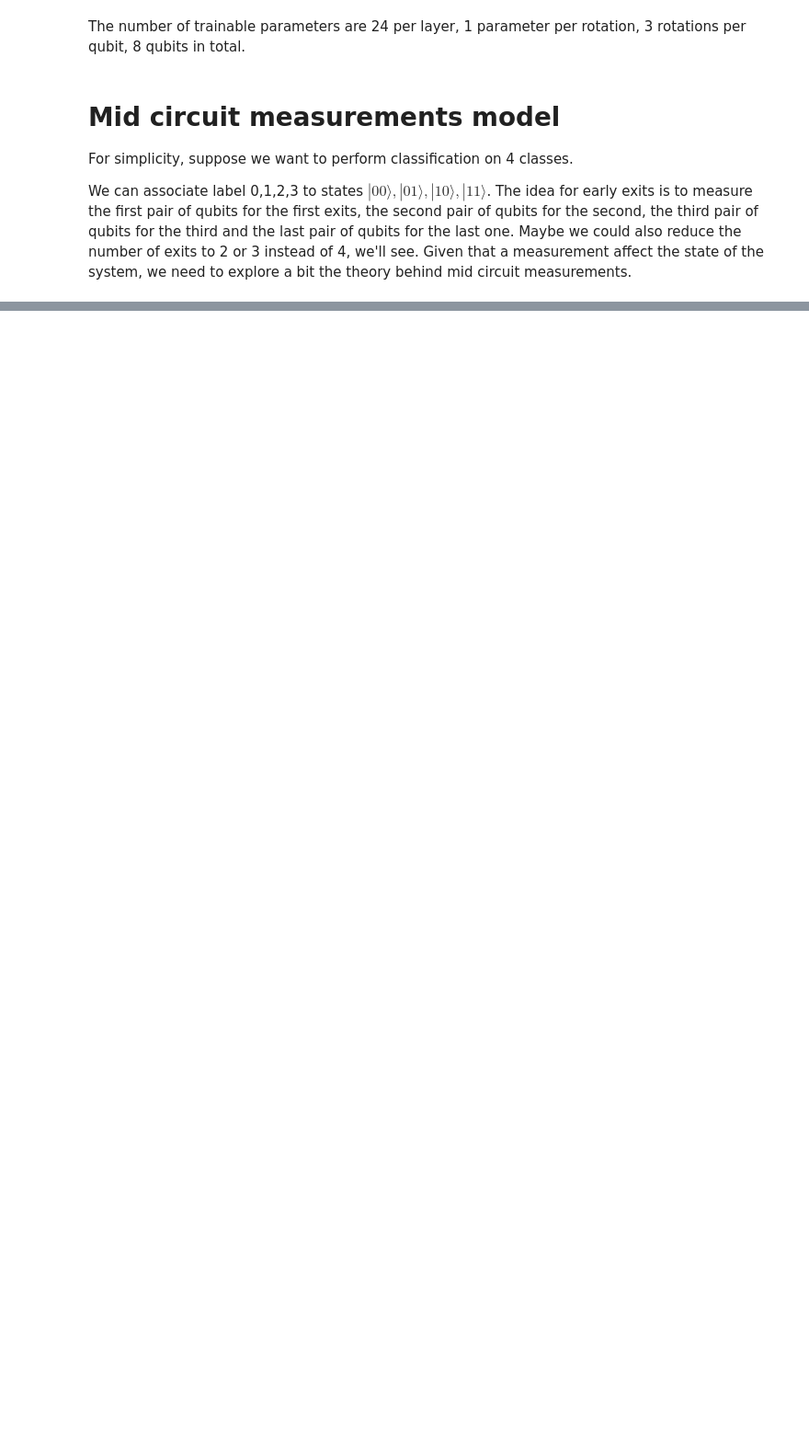
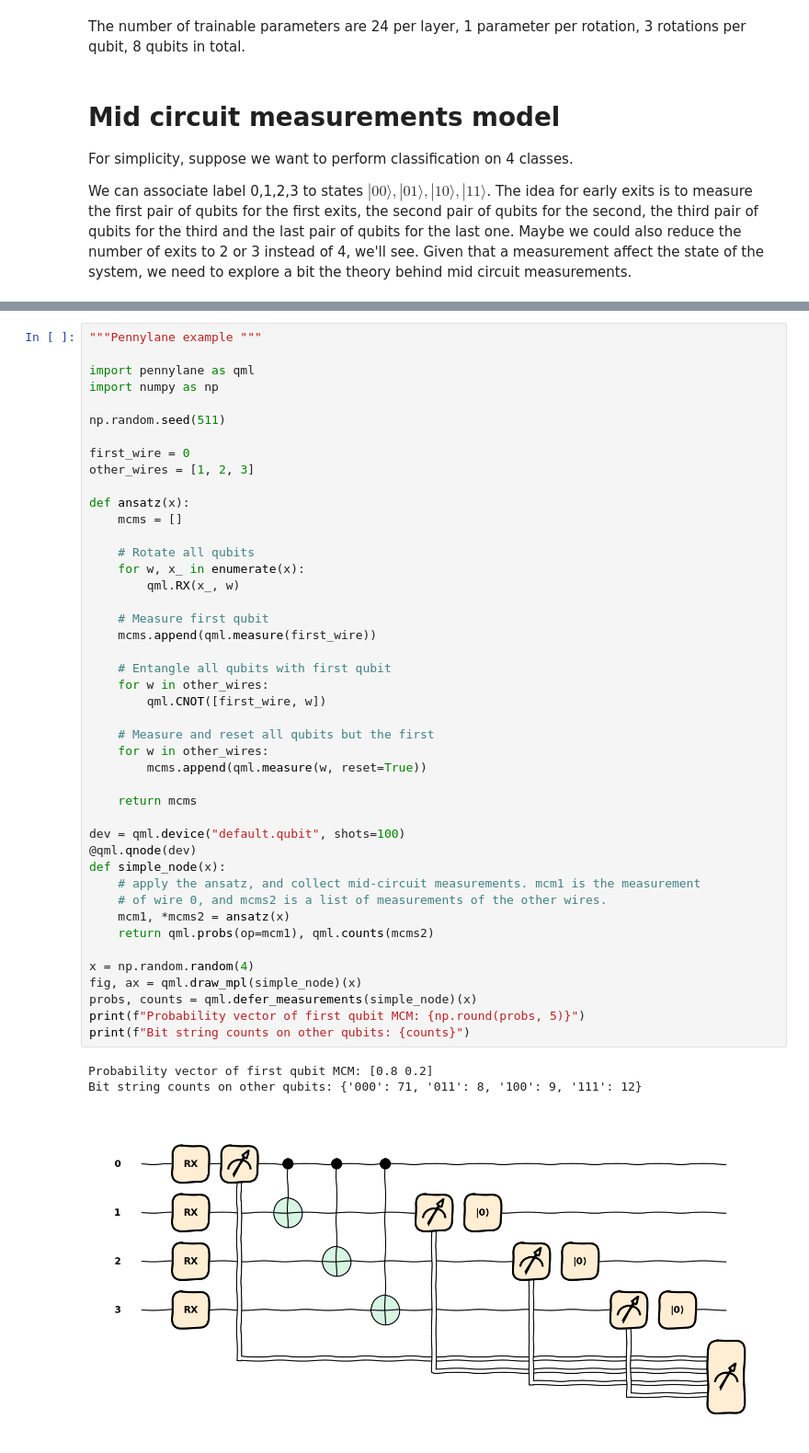
Before and after one commit to JackVittori/QML-early_exit, a Jupyter notebook: mid-circuit-measurements.ipynb, the cells around one changed output, grey strips where cells are left out. Shown at 92% size. Cells and saved outputs as stored; diff of their text form; blank space fills up the shorter version.

```diff
--- a/mid-circuit-measurements.ipynb
+++ b/mid-circuit-measurements.ipynb
@@ -279,0 +258,48 @@ Stopped at layer: None
+# %%
+"""Pennylane example """
+
+import pennylane as qml
+import numpy as np
+
+np.random.seed(511)
+
+first_wire = 0
+other_wires = [1, 2, 3]
+
+def ansatz(x):
+    mcms = []
+
+    # Rotate all qubits
+    for w, x_ in enumerate(x):
+        qml.RX(x_, w)
+
+    # Measure first qubit
+    mcms.append(qml.measure(first_wire))
+
+    # Entangle all qubits with first qubit
+    for w in other_wires:
+        qml.CNOT([first_wire, w])
+
+    # Measure and reset all qubits but the first
+    for w in other_wires:
+        mcms.append(qml.measure(w, reset=True))
+
+    return mcms
+
+dev = qml.device("default.qubit", shots=100)
+@qml.qnode(dev)
+def simple_node(x):
+    # apply the ansatz, and collect mid-circuit measurements. mcm1 is the measurement
+    # of wire 0, and mcms2 is a list of measurements of the other wires.
+    mcm1, *mcms2 = ansatz(x)
+    return qml.probs(op=mcm1), qml.counts(mcms2)
+
+x = np.random.random(4)
+fig, ax = qml.draw_mpl(simple_node)(x)
+probs, counts = qml.defer_measurements(simple_node)(x)
+print(f"Probability vector of first qubit MCM: {np.round(probs, 5)}")
+print(f"Bit string counts on other qubits: {counts}")
+# %% [output]
+Probability vector of first qubit MCM: [0.8 0.2]
+Bit string counts on other qubits: {'000': 71, '011': 8, '100': 9, '111': 12}
+[figure, added]
```
Also changed, not shown: parts of 27 cells of this notebook, 1 other file.
